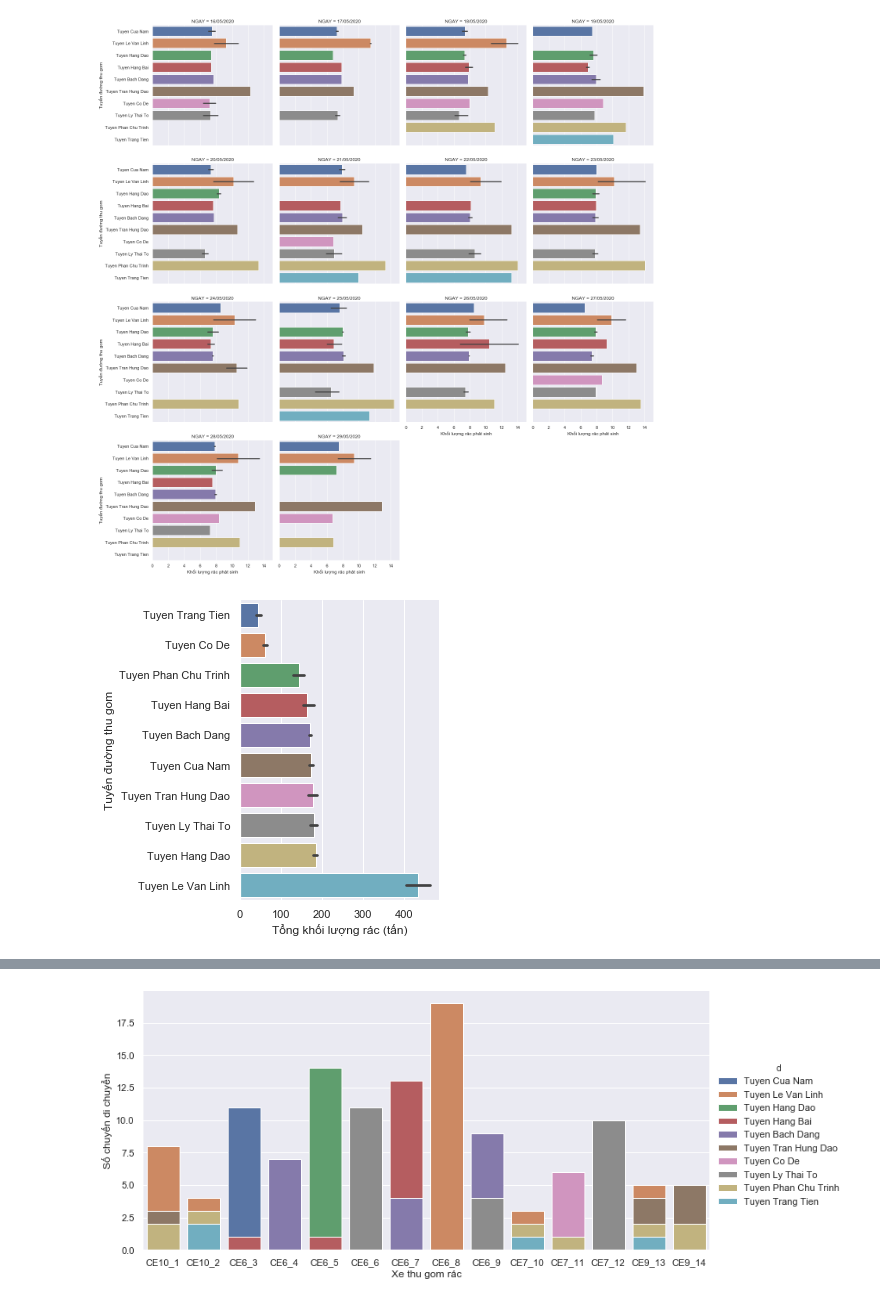
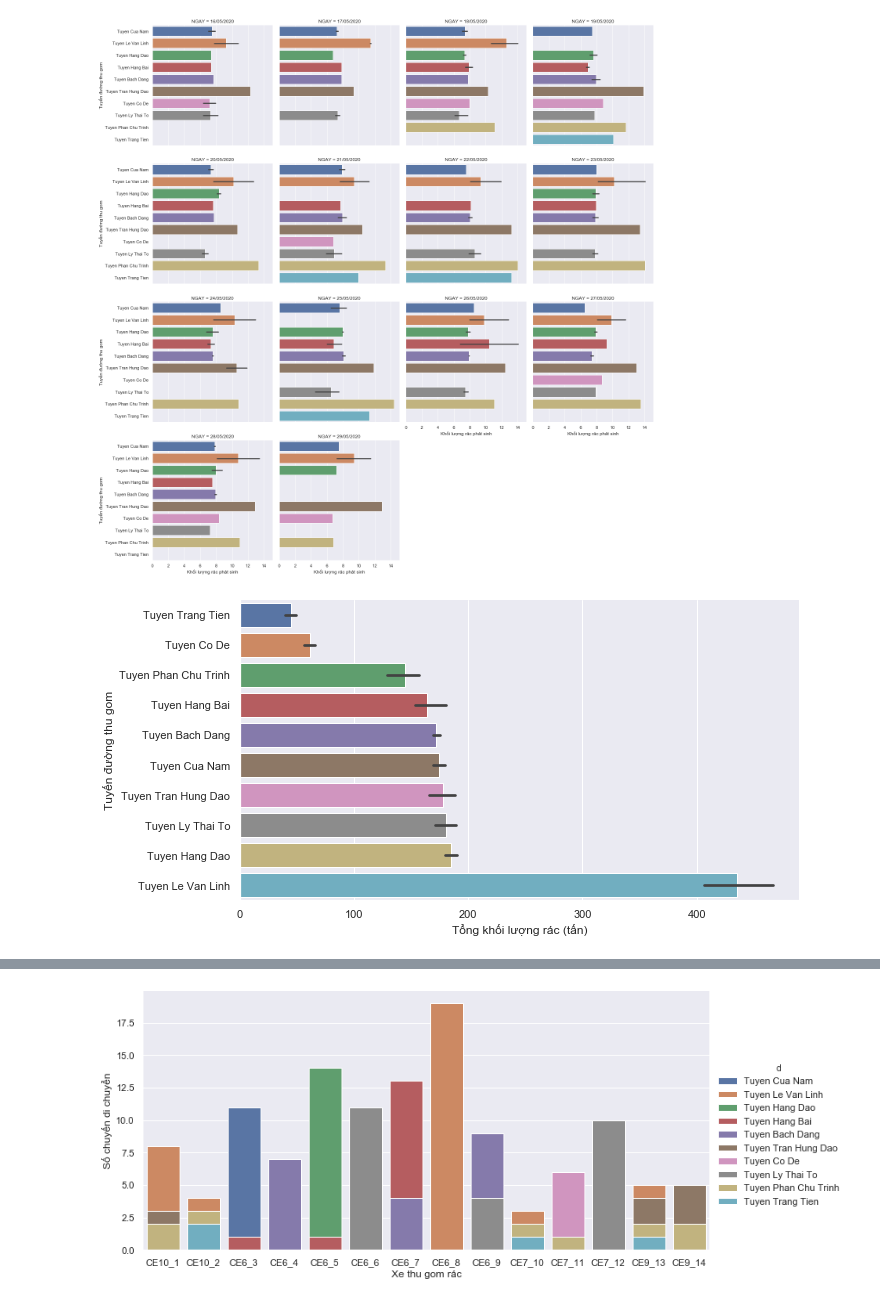
Before and after one commit to nhat-hoai/evaluate-the-waste-collection-system, a Jupyter notebook: DA-for-car.ipynb, the cells around one changed output, grey strips where cells are left out. Cells and saved outputs as stored; diff of their text form; code cells hidden in the pictures.

```diff
--- a/DA-for-car.ipynb
+++ b/DA-for-car.ipynb
@@ -145,13 +212,13 @@ plt.show()
 # %%
 #Barplot tuyen, khoi luong
 newgruop = df.groupby("d")["M"].sum()
 sortedgruop = newgruop.sort_values()
 # print(sortedgruop)
-g = sns.catplot(data=df, x = "M", y = "d", estimator=sum,kind = "bar", order= sortedgruop.index)
+g = sns.catplot(data=df, x = "M", y = "d", estimator=sum,kind = "bar", order= sortedgruop.index, aspect = 2)
 g.set_axis_labels( "Tổng khối lượng rác (tấn)","Tuyến đường thu gom")
 plt.show()
 # %% [output]
-[figure, old version]
+[figure, new version]
 # %%
 #Scatterplot Q theo loai xe vs Muc gia + Barplot so chuyen theo loai xe vs Muc gia
 sort = [" 06T", "07T", "11T", "13T"]
```
Also changed, not shown: parts of 17 cells of this notebook.
